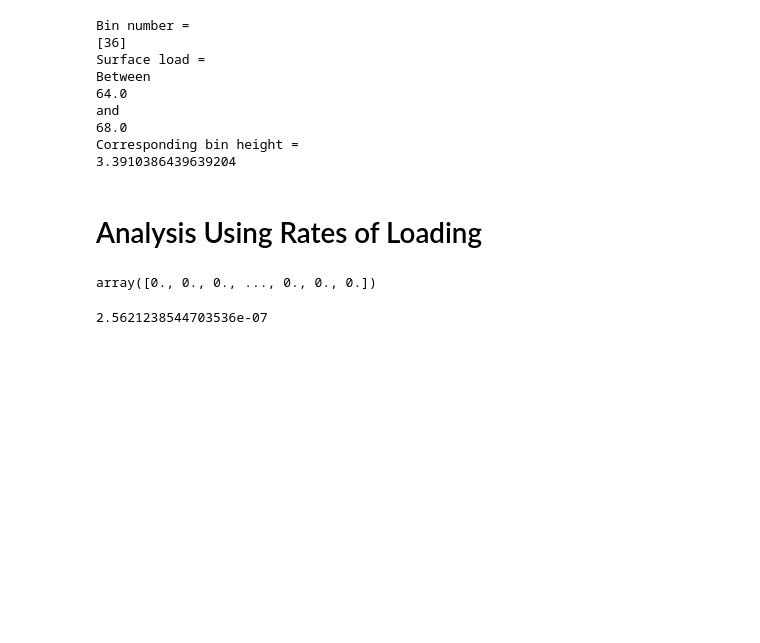
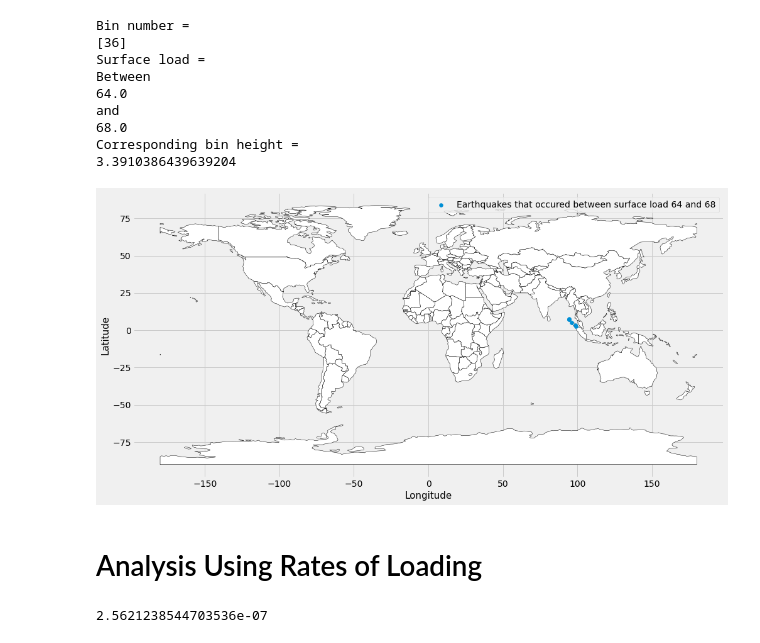
Before and after one commit to epic-research-group/surface-load-quakes, a Jupyter notebook: surface-load-earthquake-relationship.ipynb, the cells around one changed output. Cells and saved outputs as stored; diff of their text form; code cells hidden in the pictures; blank space fills up the shorter version.

```diff
--- a/surface-load-earthquake-relationship.ipynb
+++ b/surface-load-earthquake-relationship.ipynb
@@ -466,10 +423,14 @@ len(D_values[0])
+# %%
+plot_map(D_eq_values[0],
+         catalog[(64 < D_eq_values[0]) & (D_eq_values[0] < 68)],
+         'Earthquakes that occured between surface load 64 and 68')
+# %% [output]
+[figure, added]
 # %% [markdown]
 # Analysis Using Rates of Loading
 # %%
 rate_alltime = np.diff(np.array(ds['lwe_thickness'].data.flatten()))
-rate_alltime
+rate_eq = np.diff(np.array(catalog.dmass))
-# %% [output]
-array([0., 0., 0., ..., 0., 0., 0.])
 # %%
 sum(rate_alltime)/len(rate_alltime)
 # %% [output]
```
Also changed, not shown: parts of 12 cells of this notebook.
